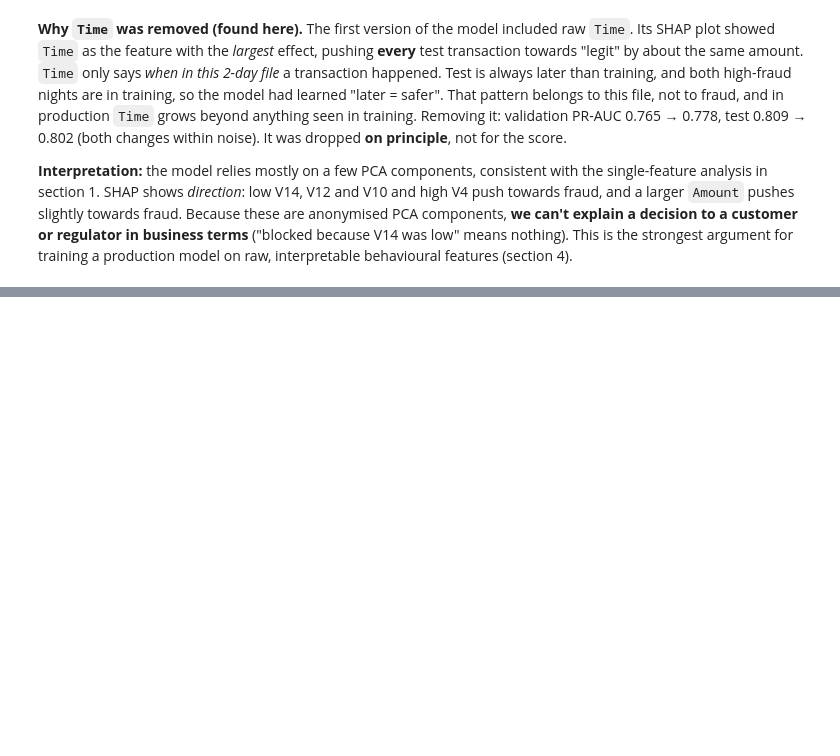
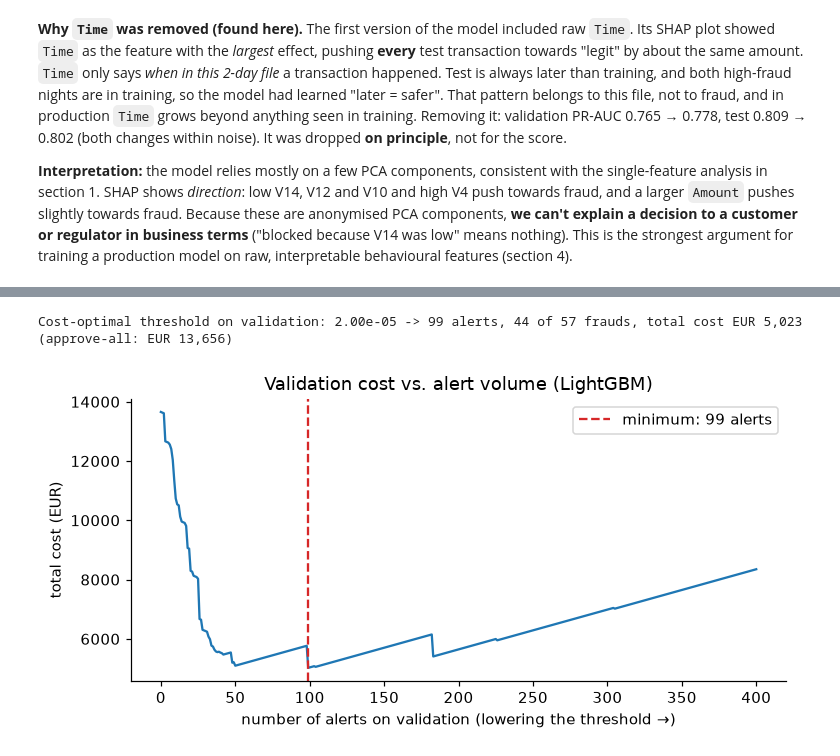
Before and after one commit to alifaisal676/payguard-assignment, a Jupyter notebook: part_a_fraud/notebooks/fraud_analysis.ipynb, the cells around one changed output, grey strips where cells are left out. Saved outputs shown, nothing was run; the diff lists cells and outputs as text; code cells hidden in the pictures; blank space fills up the shorter version.

```diff
--- a/part_a_fraud/notebooks/fraud_analysis.ipynb
+++ b/part_a_fraud/notebooks/fraud_analysis.ipynb
@@ -305,0 +369,15 @@ plt.title("SHAP values (log-odds), test frauds + 2,000 legit"); plt.tight_layout
+# %%
+curve = cost.cost_curve(y_val, res["val_scores"]["lightgbm"], a_val)
+t_cost = cost.best_threshold(y_val, res["val_scores"]["lightgbm"], a_val)
+best = curve.loc[curve["total"].idxmin()]
+print(f"Cost-optimal threshold on validation: {t_cost:.2e} -> {int(best.alerts)} alerts, {int(best.tp)} of {y_val.sum()} frauds, "
+      f"total cost EUR {best.total:,.0f} (approve-all: EUR {curve.iloc[0].total:,.0f})")
+
+fig, ax = plt.subplots(figsize=(7, 3.5))
+c = curve[curve["alerts"] <= 400]
+ax.plot(c["alerts"], c["total"]); ax.axvline(best.alerts, color="tab:red", ls="--", label=f"minimum: {int(best.alerts)} alerts")
+ax.set(xlabel="number of alerts on validation (lowering the threshold →)", ylabel="total cost (EUR)", title="Validation cost vs. alert volume (LightGBM)")
+ax.legend(); plt.tight_layout(); plt.show()
+# %% [output]
+Cost-optimal threshold on validation: 2.00e-05 -> 99 alerts, 44 of 57 frauds, total cost EUR 5,023 (approve-all: EUR 13,656)
+[figure, added]
```
Also changed, not shown: parts of 19 cells of this notebook, 1 other file.
